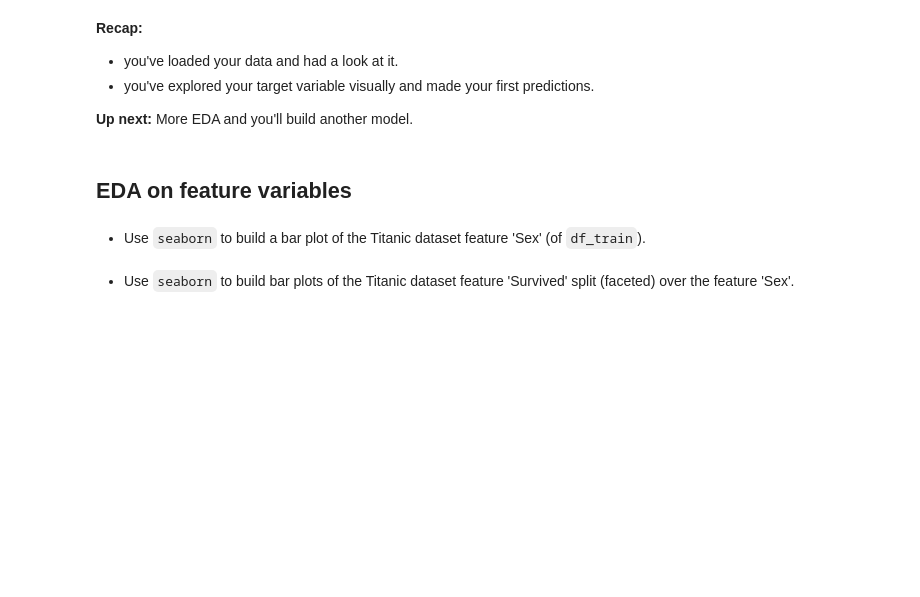
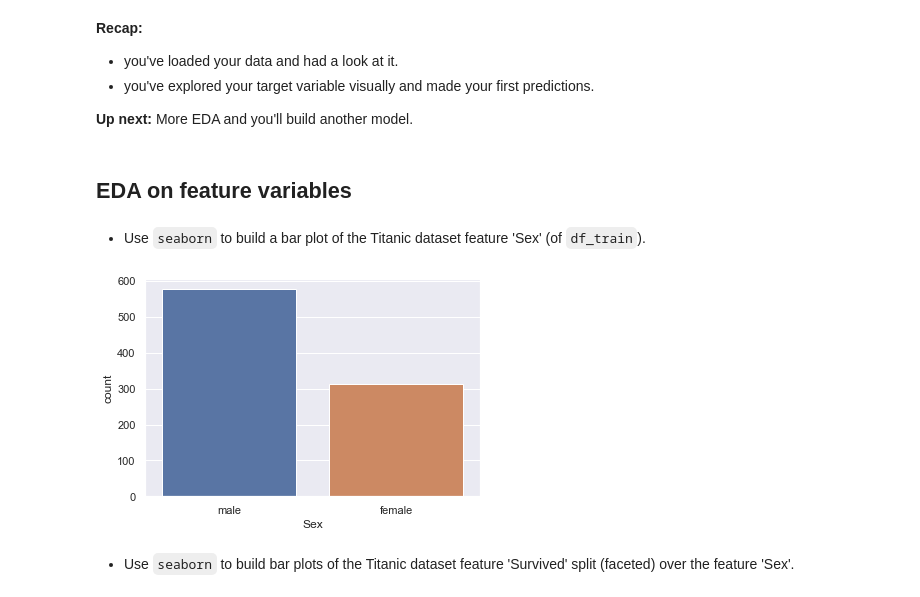
Before and after one commit to EmanAlzariey/datacamp_facebook_live_titanic, a Jupyter notebook: 1-titanic_EDA_first_models.ipynb, the cells around one changed output. Cells and saved outputs as stored; diff of their text form; code cells hidden in the pictures; blank space fills up the shorter version.

Commit message:
Exploring the data

```diff
--- a/1-titanic_EDA_first_models.ipynb
+++ b/1-titanic_EDA_first_models.ipynb
@@ -160,2 +157,6 @@ ____
+# %%
+sns.countplot(x="Sex", data=df_train);
+# %% [output]
+[figure, added]
 # %% [markdown]
 * Use `seaborn` to build bar plots of the Titanic dataset feature 'Survived' split (faceted) over the feature 'Sex'.
```
Also changed, not shown: parts of 14 cells of this notebook.
